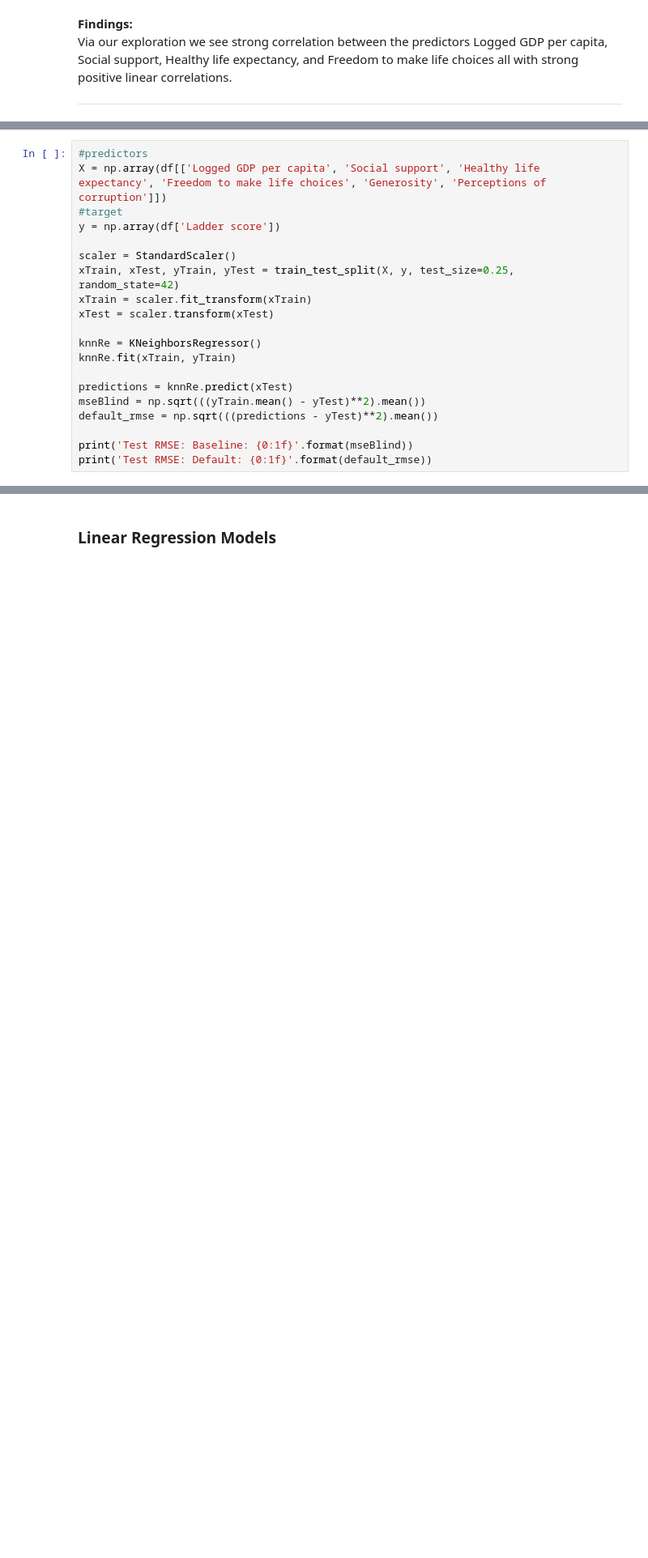
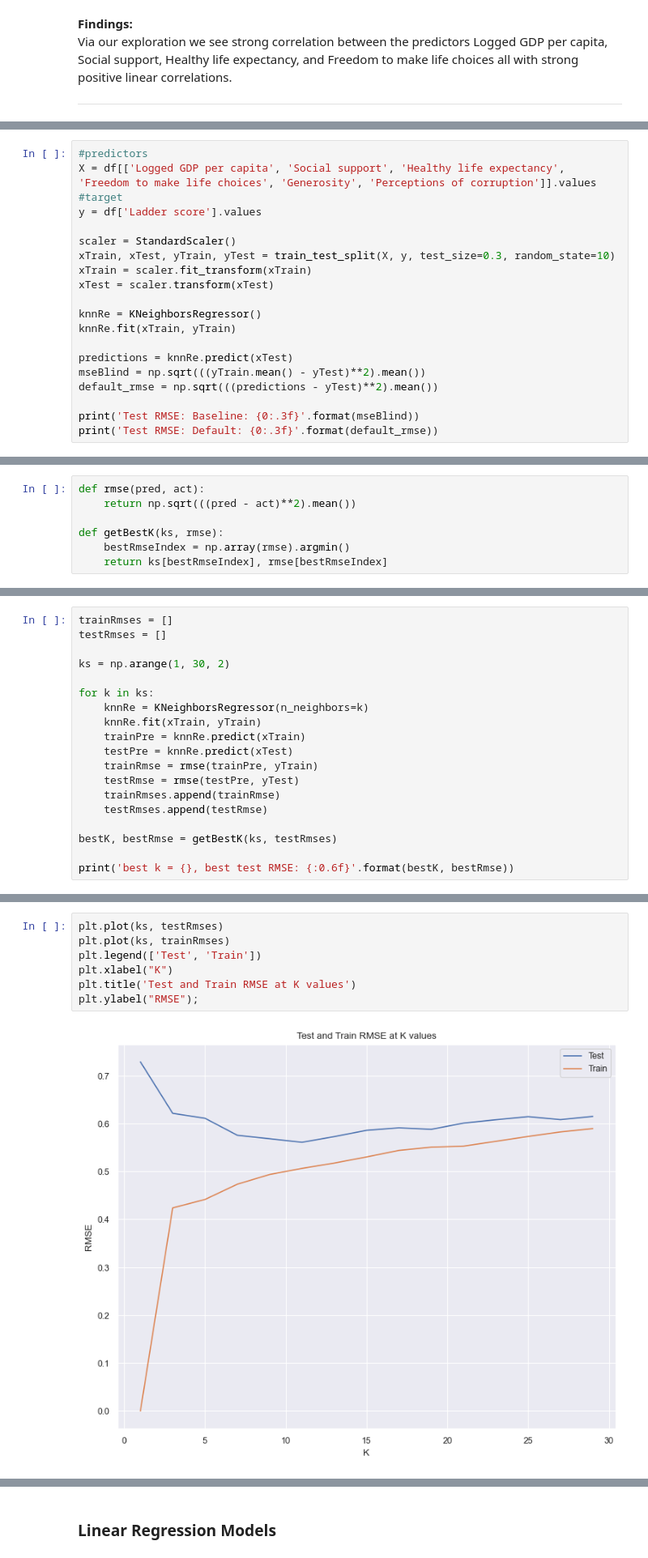
Before and after one commit to nfotinakes/CST383_Final_Project, a Jupyter notebook: final_project_group9.ipynb, the cells around one changed output, grey strips where cells are left out. Shown: that part at 81% size. Drawn from its saved outputs; the diff is of its cells as text; blank space fills up the shorter version.

```diff
--- a/final_project_group9.ipynb
+++ b/final_project_group9.ipynb
@@ -392,11 +387,11 @@ Test using 75/25 split with random state 42 for repeatability.
 # %%
 #predictors
-X = np.array(df[['Logged GDP per capita', 'Social support', 'Healthy life expectancy', 'Freedom to make life choices', 'Generosity', 'Perceptions of corruption']])
+X = df[['Logged GDP per capita', 'Social support', 'Healthy life expectancy', 'Freedom to make life choices', 'Generosity', 'Perceptions of corruption']].values
 #target
-y = np.array(df['Ladder score'])
+y = df['Ladder score'].values
 
 scaler = StandardScaler()
-xTrain, xTest, yTrain, yTest = train_test_split(X, y, test_size=0.25, random_state=42)
+xTrain, xTest, yTrain, yTest = train_test_split(X, y, test_size=0.3, random_state=10)
 xTrain = scaler.fit_transform(xTrain)
 xTest = scaler.transform(xTest)
 
@@ -407,6 +402,6 @@ predictions = knnRe.predict(xTest)
 mseBlind = np.sqrt(((yTrain.mean() - yTest)**2).mean())
 default_rmse = np.sqrt(((predictions - yTest)**2).mean())
 
-print('Test RMSE: Baseline: {0:1f}'.format(mseBlind))
-print('Test RMSE: Default: {0:1f}'.format(default_rmse))
+print('Test RMSE: Baseline: {0:.3f}'.format(mseBlind))
+print('Test RMSE: Default: {0:.3f}'.format(default_rmse))
 # %% [output]
@@ -414,0 +412,7 @@ Test RMSE: Default: 0.638429
+# %%
+def rmse(pred, act):
+    return np.sqrt(((pred - act)**2).mean())
+
+def getBestK(ks, rmse):
+    bestRmseIndex = np.array(rmse).argmin()
+    return ks[bestRmseIndex], rmse[bestRmseIndex]
@@ -414,0 +421,19 @@ Test RMSE: Default: 0.638429
+# %%
+trainRmses = []
+testRmses = []
+
+ks = np.arange(1, 30, 2)
+
+for k in ks:
+    knnRe = KNeighborsRegressor(n_neighbors=k)
+    knnRe.fit(xTrain, yTrain)
+    trainPre = knnRe.predict(xTrain)
+    testPre = knnRe.predict(xTest)
+    trainRmse = rmse(trainPre, yTrain)
+    testRmse = rmse(testPre, yTest)
+    trainRmses.append(trainRmse)
+    testRmses.append(testRmse)
+
+bestK, bestRmse = getBestK(ks, testRmses)
+
+print('best k = {}, best test RMSE: {:0.6f}'.format(bestK, bestRmse))
@@ -414,0 +442,9 @@ Test RMSE: Default: 0.638429
+# %%
+plt.plot(ks, testRmses)
+plt.plot(ks, trainRmses)
+plt.legend(['Test', 'Train'])
+plt.xlabel("K")
+plt.title('Test and Train RMSE at K values')
+plt.ylabel("RMSE");
+# %% [output]
+[figure, added]
```
Also changed, not shown: parts of 41 cells of this notebook.
